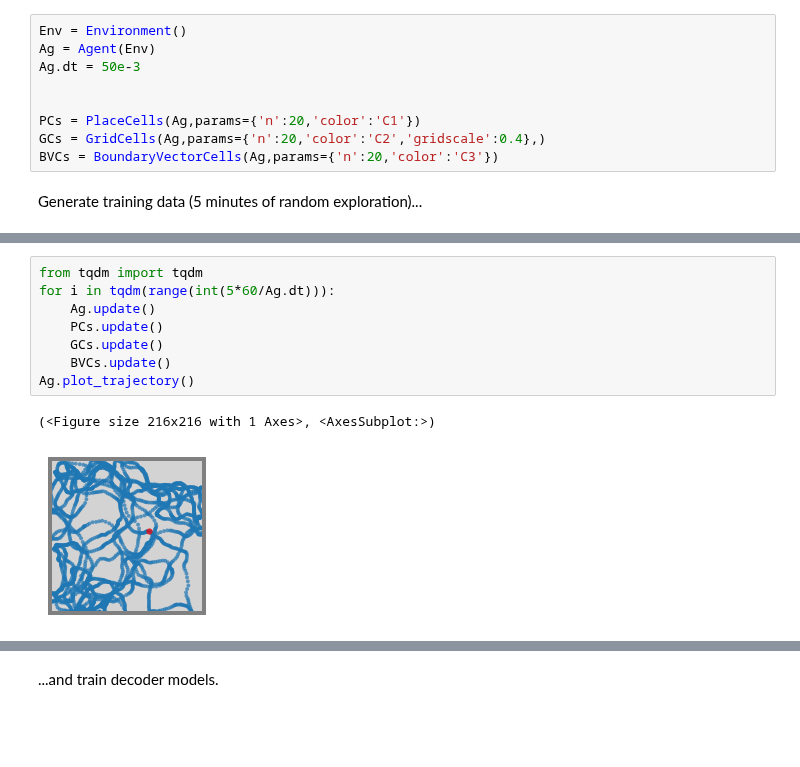
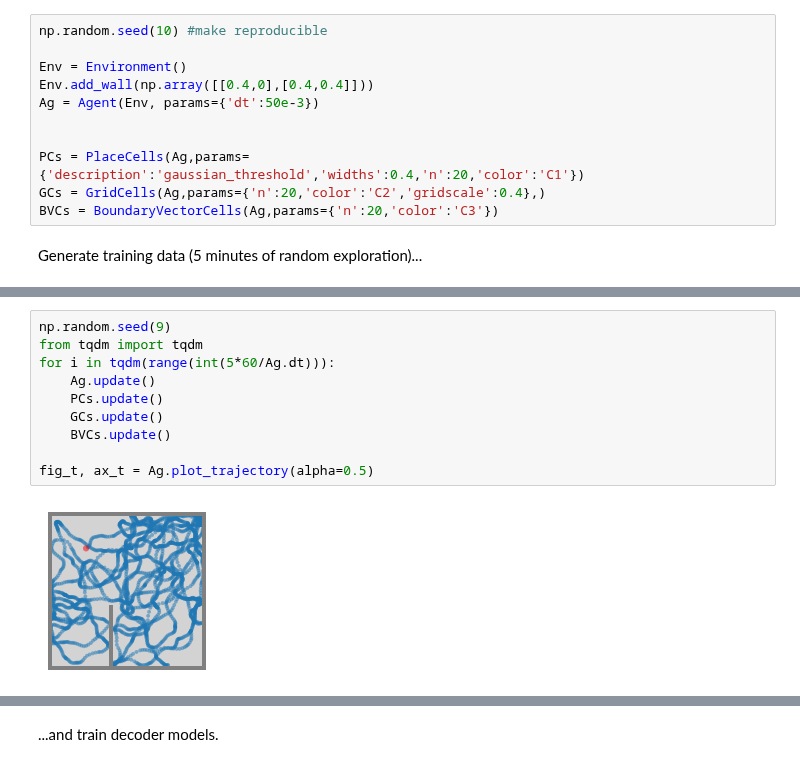
Before and after one commit to RatInABox-Lab/RatInABox, a Jupyter notebook: demos/decoding_position_example.ipynb, the cells around one changed output, grey strips where cells are left out. Saved outputs shown, nothing was run; the diff lists cells and outputs as text; blank space fills up the shorter version.

```diff
--- a/demos/decoding_position_example.ipynb
+++ b/demos/decoding_position_example.ipynb
@@ -62,12 +73,14 @@ def decode_position(Neurons,t_start=None,t_end=None):
 # %% [markdown]
 Initialise Environment, Agent, and cell populations. We will compare place cells, grid cells and boundary vectory cells.
 # %%
+np.random.seed(10) #make reproducible
+
 Env = Environment()
-Ag = Agent(Env)
-Ag.dt = 50e-3
+Env.add_wall(np.array([[0.4,0],[0.4,0.4]]))
+Ag = Agent(Env, params={'dt':50e-3})
 
 
-PCs = PlaceCells(Ag,params={'n':20,'color':'C1'})
+PCs = PlaceCells(Ag,params={'description':'gaussian_threshold','widths':0.4,'n':20,'color':'C1'})
 GCs = GridCells(Ag,params={'n':20,'color':'C2','gridscale':0.4},)
 BVCs = BoundaryVectorCells(Ag,params={'n':20,'color':'C3'})
 # %% [markdown]
@@ -87,11 +88,12 @@ BVCs.plot_rate_map(chosen_neurons='all')
 # %%
+np.random.seed(9)
 from tqdm import tqdm
 for i in tqdm(range(int(5*60/Ag.dt))):
     Ag.update()
     PCs.update()
     GCs.update()
     BVCs.update()
-Ag.plot_trajectory()
+
+fig_t, ax_t = Ag.plot_trajectory(alpha=0.5)
 # %% [output]
-(<Figure size 216x216 with 1 Axes>, <AxesSubplot:>)
-[figure, old version]
+[figure, new version]
```
Also changed, not shown: parts of 11 cells of this notebook, 7 other files.
